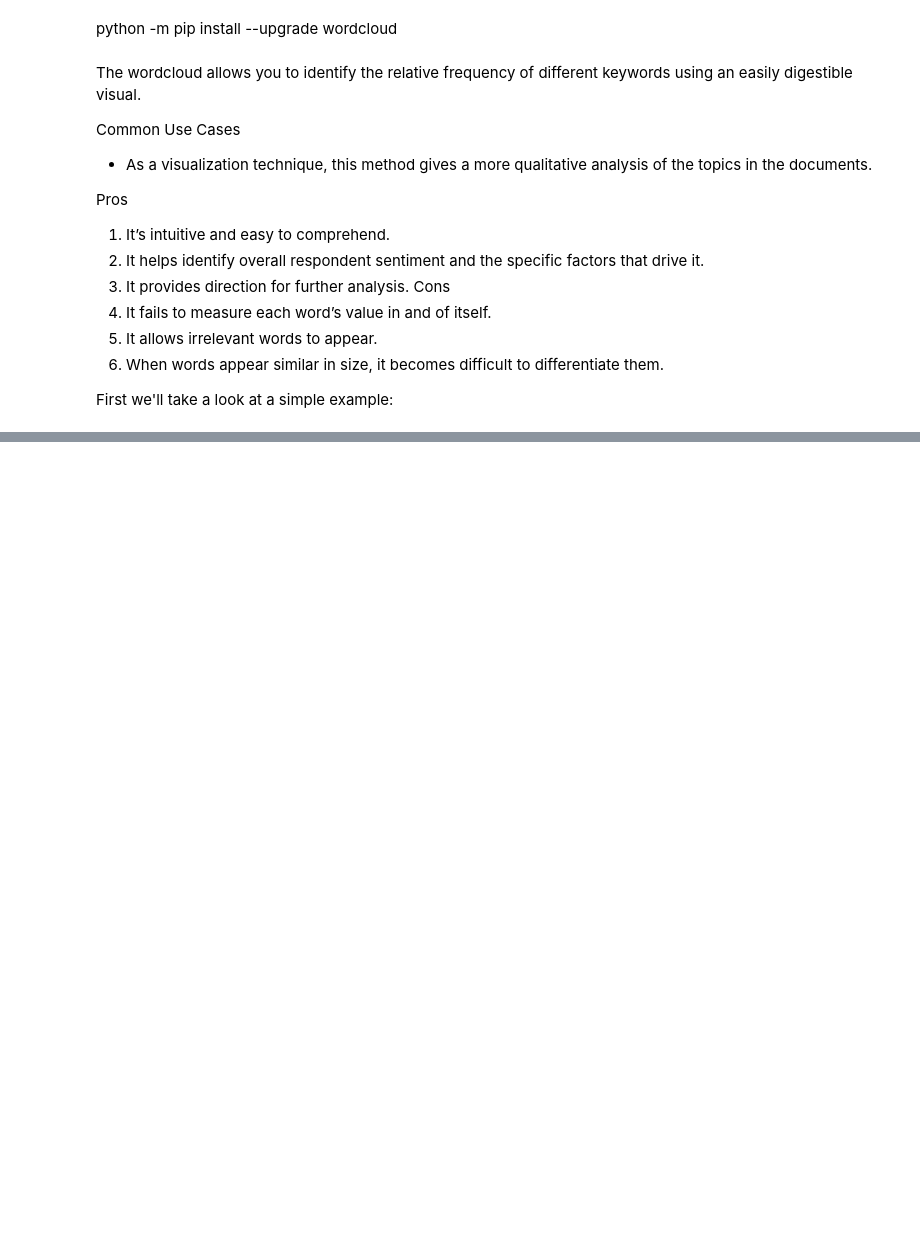
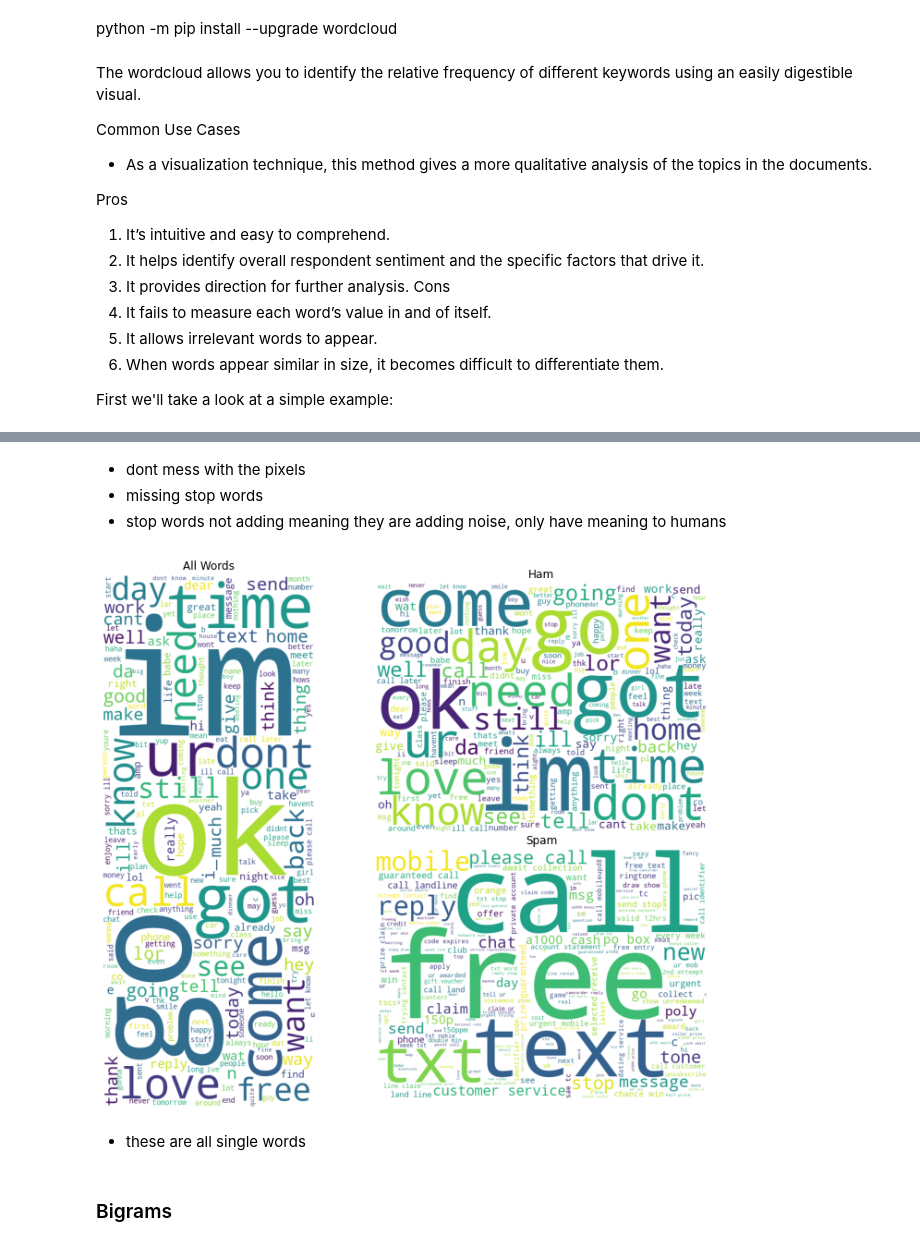
Before and after one commit to segovialori/natural-language-processing-exercises, a Jupyter notebook: explore_lesson.ipynb, the cells around one changed output, grey strips where cells are left out. Cells and saved outputs as stored; diff of their text form; code cells hidden in the pictures; blank space fills up the shorter version.

```diff
--- a/explore_lesson.ipynb
+++ b/explore_lesson.ipynb
@@ -312,0 +314,34 @@ First we'll take a look at a simple example:
+# %% [markdown]
+- dont mess with the pixels
+- missing stop words
+- stop words not adding meaning they are adding noise, only have meaning to humans
+# %%
+#making the word cloud object
+# height and width set so they show
+#generate word cloud
+#join them into a single string
+#axes for words on left and right
+#.5 is half of one axis, imshow is how we render an image
+#set title is setting titles
+all_cloud = WordCloud(background_color='white', height=1000, width=400).generate(' '.join(all_words))
+ham_cloud = WordCloud(background_color='white', height=600, width=800).generate(' '.join(ham_words))
+spam_cloud = WordCloud(background_color='white', height=600, width=800).generate(' '.join(spam_words))
+
+plt.figure(figsize=(10, 8))
+axs = [plt.axes([0, 0, .5, 1]), plt.axes([.5, .5, .5, .5]), plt.axes([.5, 0, .5, .5])]
+
+axs[0].imshow(all_cloud)
+axs[1].imshow(ham_cloud)
+axs[2].imshow(spam_cloud)
+
+axs[0].set_title('All Words')
+axs[1].set_title('Ham')
+axs[2].set_title('Spam')
+
+for ax in axs: ax.axis('off')
+# %% [output]
+[figure, added]
+# %% [markdown]
+- these are all single words
+# %% [markdown]
+### Bigrams
```
Also changed, not shown: parts of 18 cells of this notebook.
